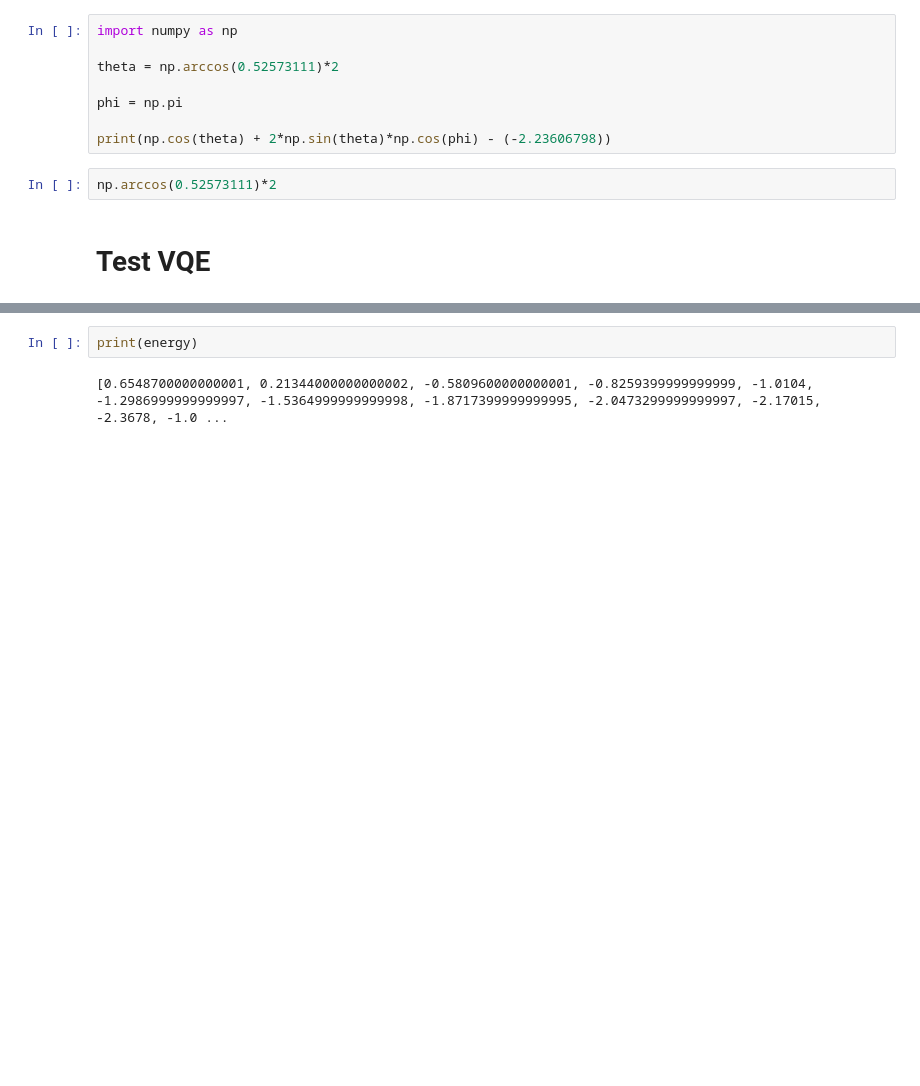
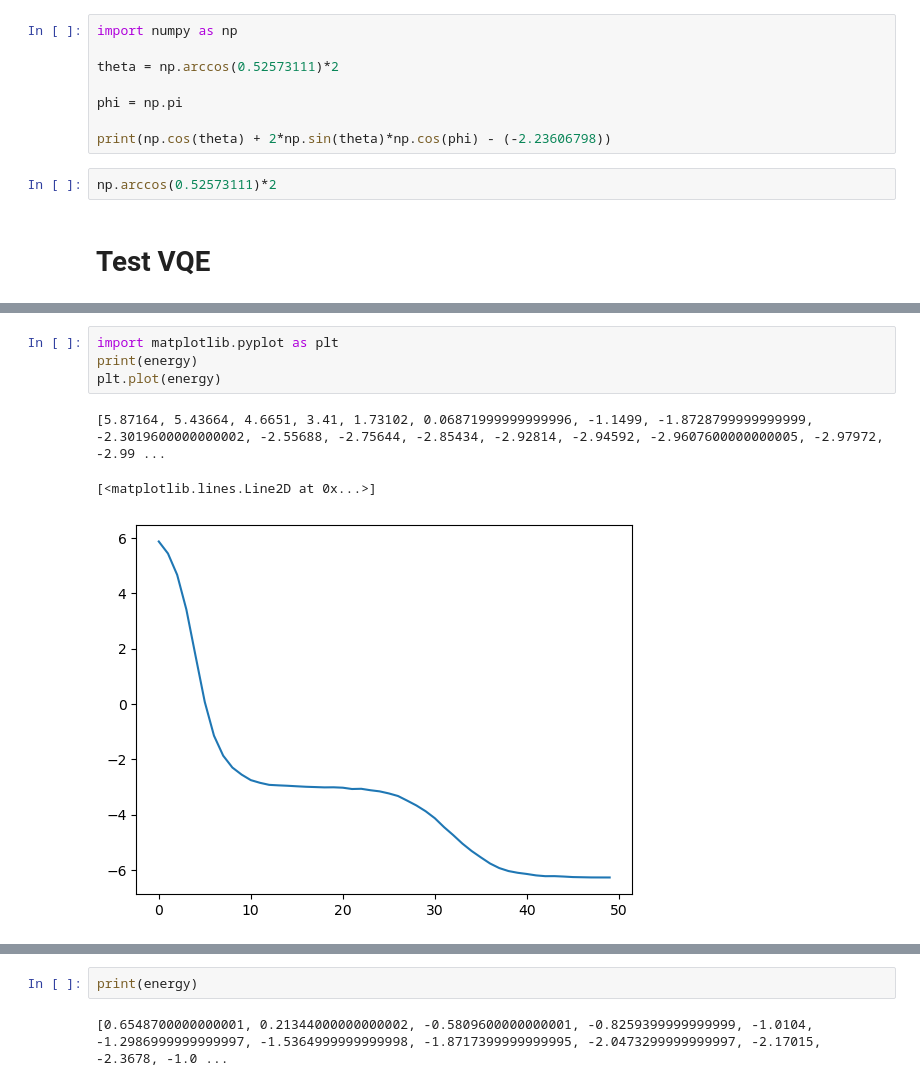
Before and after one commit to nguyenvulinh666/Variational-Quantum-EigeinSolver, a Jupyter notebook: Complete_VQE.ipynb, the cells around one changed output, grey strips where cells are left out. Cells and saved outputs as stored; diff of their text form; blank space fills up the shorter version.

```diff
--- a/Complete_VQE.ipynb
+++ b/Complete_VQE.ipynb
@@ -2479,0 +2554,8 @@ reflection
+# %%
+import matplotlib.pyplot as plt
+print(energy)
+plt.plot(energy)
+# %% [output]
+[5.87164, 5.43664, 4.6651, 3.41, 1.73102, 0.06871999999999996, -1.1499, -1.8728799999999999, -2.3019600000000002, -2.55688, -2.75644, -2.85434, -2.92814, -2.94592, -2.9607600000000005, -2.97972, -2.99 ...
+[<matplotlib.lines.Line2D at 0x...>]
+[figure, added]
```
Also changed, not shown: parts of 44 cells of this notebook, 15 other files.
